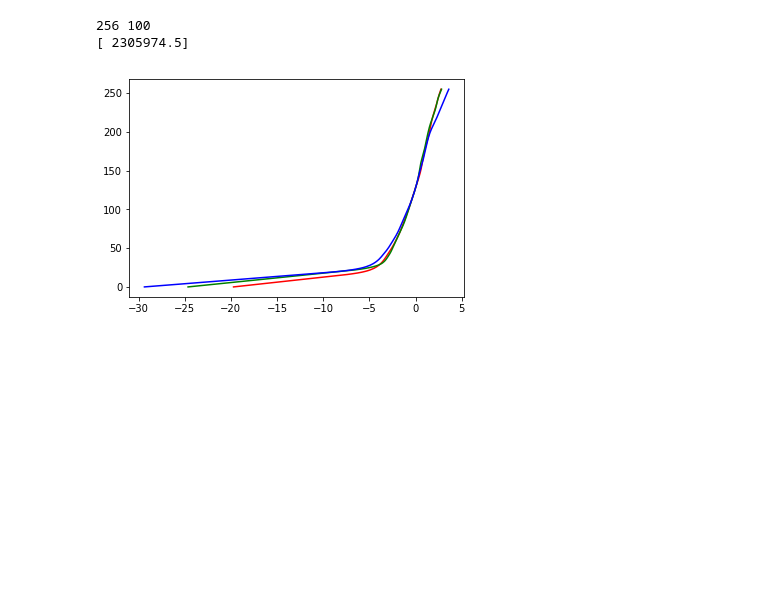
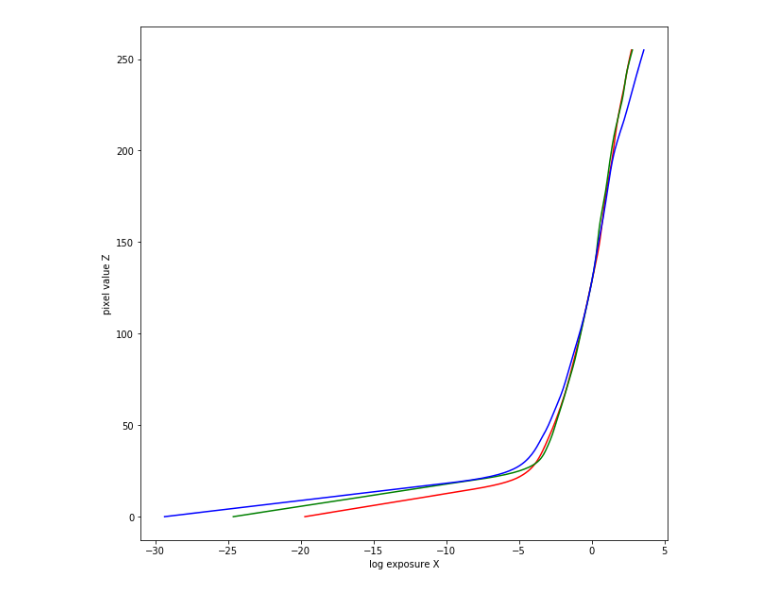
Before and after one commit to SSARCandy/HDR-imaging, a Jupyter notebook: HDR-playground.ipynb, the cells around one changed output. Cells and saved outputs as stored; diff of their text form; code cells hidden in the pictures; blank space fills up the shorter version.

```diff
--- a/HDR-playground.ipynb
+++ b/HDR-playground.ipynb
@@ -106,13 +101,10 @@ lE= x[0][256:]
-# %%
-print(len(g),len(lE))
-print(x[1])
-# %% [output]
-256 100
-[ 2305974.5]
 # %%
+plt.figure(figsize=(10,10))
 plt.plot(gr,range(256), 'r')
 plt.plot(gg,range(256), 'g')
 plt.plot(gb,range(256), 'b')
+plt.ylabel('pixel value Z')
+plt.xlabel('log exposure X')
 plt.show()
 # %% [output]
-[figure, old version]
+[figure, new version]
```
Also changed, not shown: parts of 15 cells of this notebook, 1 other file.
